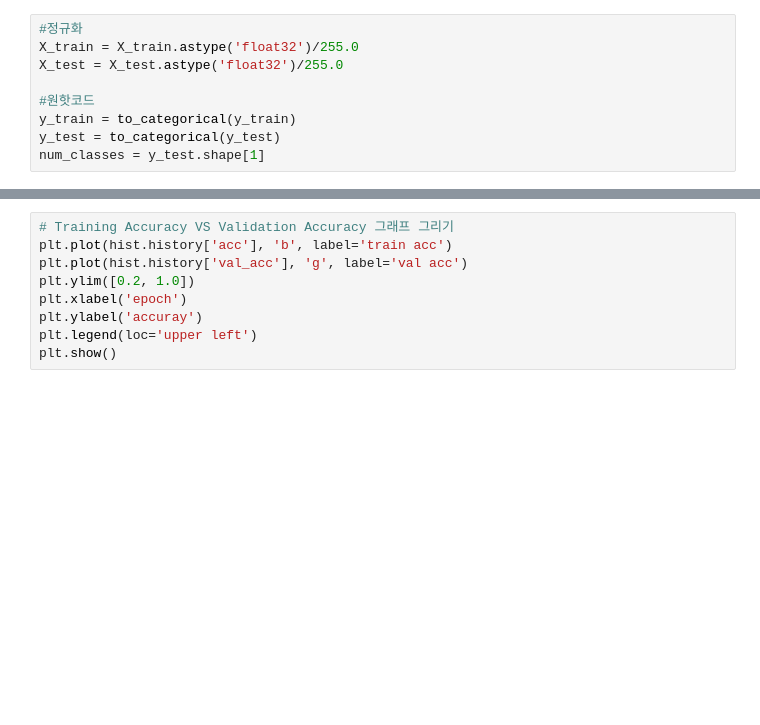
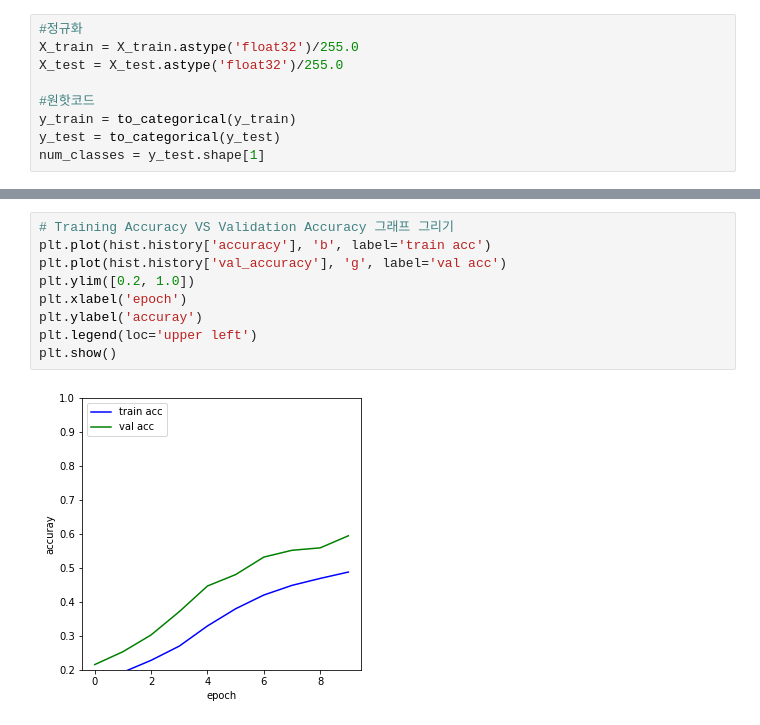
Before and after one commit to Chung-god/ComputerVision, a Jupyter notebook: CNN.ipynb, the cells around one changed output, grey strips where cells are left out. Saved outputs shown, nothing was run; the diff lists cells and outputs as text; blank space fills up the shorter version.

```diff
--- a/CNN.ipynb
+++ b/CNN.ipynb
@@ -153,12 +176,14 @@ plt.show()
 # %%
 # Training Accuracy VS Validation Accuracy 그래프 그리기
-plt.plot(hist.history['acc'], 'b', label='train acc')
-plt.plot(hist.history['val_acc'], 'g', label='val acc')
+plt.plot(hist.history['accuracy'], 'b', label='train acc')
+plt.plot(hist.history['val_accuracy'], 'g', label='val acc')
 plt.ylim([0.2, 1.0])
 plt.xlabel('epoch')
 plt.ylabel('accuray')
 plt.legend(loc='upper left')
 plt.show()
+# %% [output]
+[figure, added]
 # %%
 #모델 사용
 labels = ['airplane','automobile','bird','cat','deer','dog', 'frog', 'horse', 'ship', 'truck']
```
Also changed, not shown: parts of 8 cells of this notebook.
